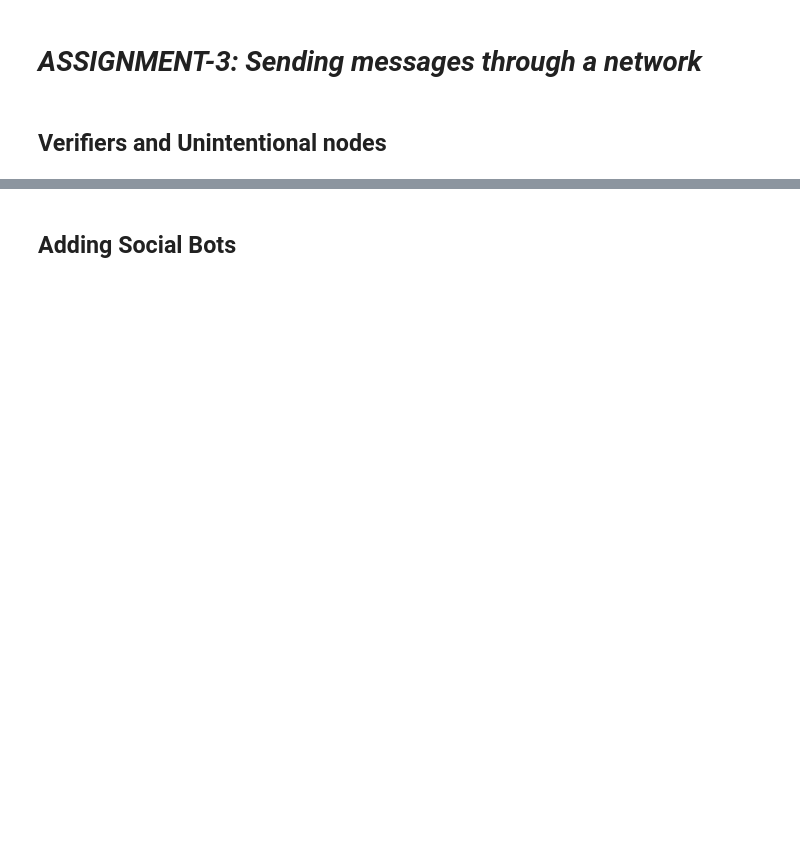
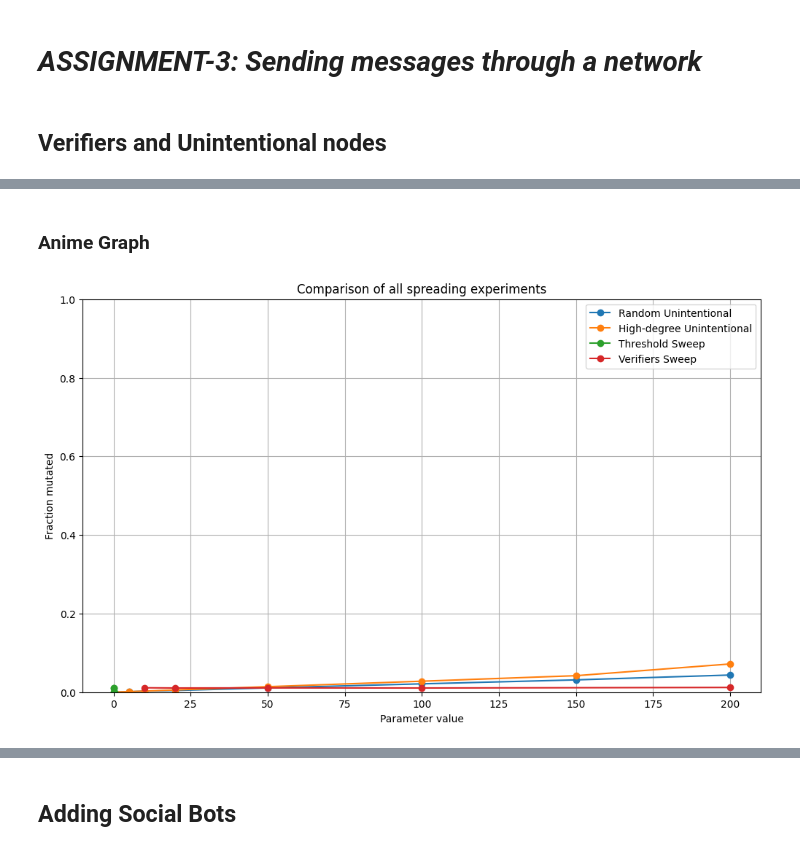
Before and after one commit to CamillaMagistrello/NETWORK_ANALYSIS, a Jupyter notebook: ASSIGNMENTS/src/assignment3.ipynb, the cells around one changed output, grey strips where cells are left out. Saved outputs shown, nothing was run; the diff lists cells and outputs as text; code cells hidden in the pictures; blank space fills up the shorter version.

```diff
--- a/ASSIGNMENTS/src/assignment3.ipynb
+++ b/ASSIGNMENTS/src/assignment3.ipynb
@@ -124,0 +160,4 @@ def analyze(messages):
+# %%
+print("SMALL GRAPH")
+for u, m in zip(unintentional_values, mutated_fractions):
+    print(f"Unintentional={u} → mutated={m:.4f}")
@@ -124,0 +175,2 @@ def analyze(messages):
+# %% [markdown]
+### Anime Graph
@@ -124,0 +195,40 @@ def analyze(messages):
+# %%
+thresholds = [0.01, 0.05, 0.1, 0.2, 0.3]
+mutated_threshold = []
+
+for t in thresholds:
+    random.seed(0) # Per garantire la riproducibilità dei risultati
+    roles = assign_roles(G, n_verifiers=50, n_unintentional=50, selection_strategy="random")
+    messages = simulate_spread(G, roles, threshold=t)
+    analysis = analyze(messages)
+    mutated_threshold.append(analysis["mutated"])
+# %%
+verifier_values = [10, 20, 50, 100, 200]
+mutated_verifiers = []
+
+for v in verifier_values:
+    random.seed(0) # Per garantire la riproducibilità dei risultati
+    roles = assign_roles(G, n_verifiers=v, n_unintentional=50, selection_strategy="random")
+    messages = simulate_spread(G, roles, threshold=0.05)
+    analysis = analyze(messages)
+    mutated_verifiers.append(analysis["mutated"])
+# %%
+plt.figure(figsize=(12, 7))
+# 1 — RANDOM UNINTENTIONAL
+plt.plot(unintentional_values, mutated_random, marker='o', label='Random Unintentional')
+# 2 — HIGH-DEGREE UNINTENTIONAL
+plt.plot(unintentional_values, mutated_degree, marker='o', label='High-degree Unintentional')
+# 3 — THRESHOLD SWEEP
+plt.plot(thresholds, mutated_threshold, marker='o', label='Threshold Sweep')
+# 4 — VARYING VERIFIERS
+plt.plot(verifier_values, mutated_verifiers, marker='o', label='Verifiers Sweep')
+
+plt.xlabel("Parameter value")
+plt.ylabel("Fraction mutated")
+plt.title("Comparison of all spreading experiments")
+plt.grid(True)
+plt.legend()
+plt.ylim(0, 1)
+plt.show()
+# %% [output]
+[figure, added]
```
Also changed, not shown: parts of 26 cells of this notebook, 6 other files.
